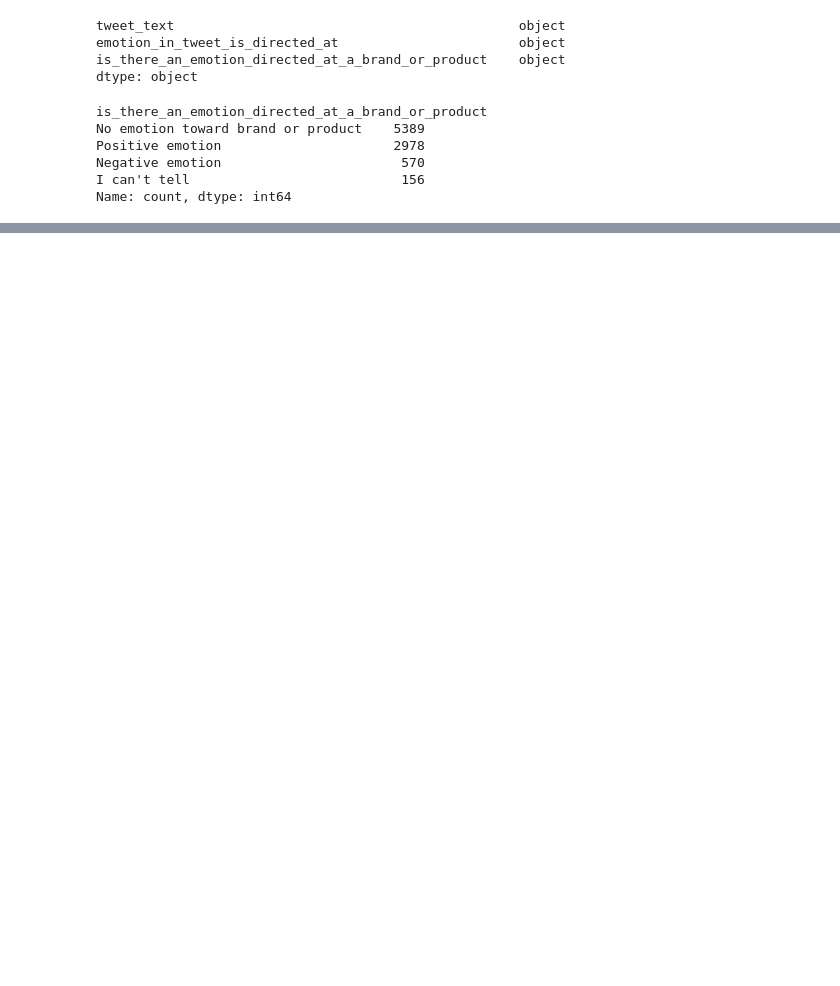
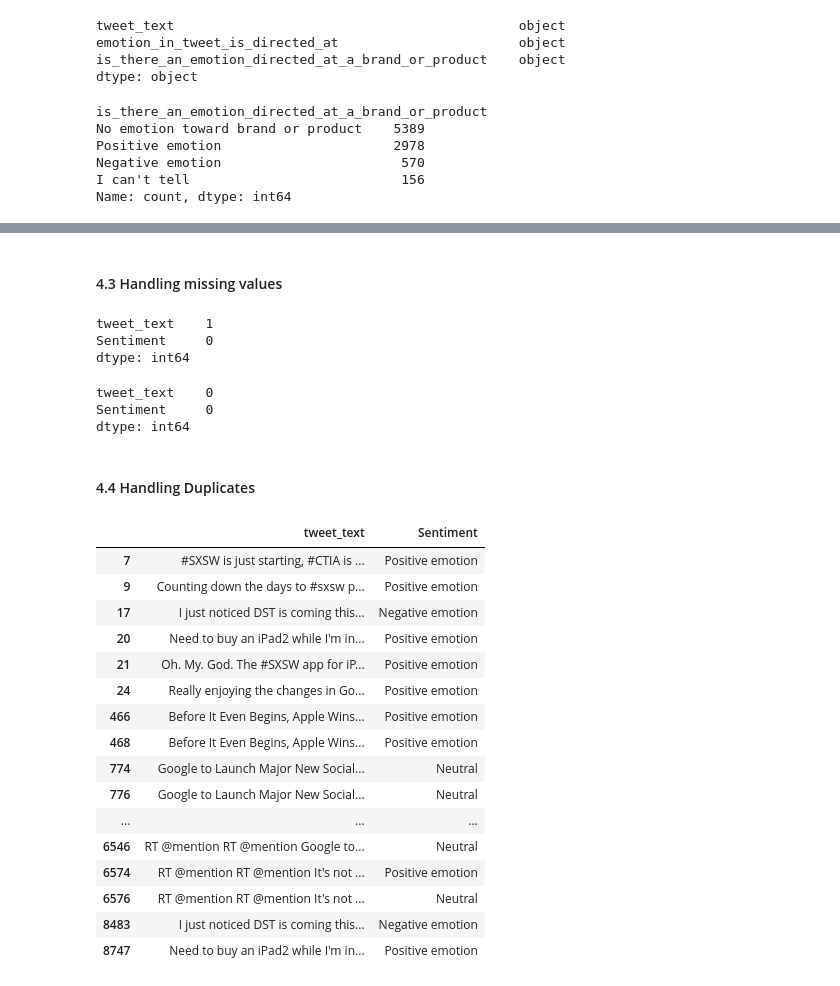
Before and after one commit to levine01/Twitter-Sentiment-Analysis, a Jupyter notebook: index.ipynb, the cells around one changed output, grey strips where cells are left out. Drawn from its saved outputs; the diff is of its cells as text; code cells hidden in the pictures; blank space fills up the shorter version.

```diff
--- a/index.ipynb
+++ b/index.ipynb
@@ -181,0 +177,4 @@ NameError: name 'columns' is not defined
+# %%
+# dropping 'i cant tell' and No emotion toward brand or product' category since we will only be using the two sentiments.
+data = data[(data['is_there_an_emotion_directed_at_a_brand_or_product'] != "I can't tell")]
+data.head()
@@ -181,0 +190,4 @@ NameError: name 'columns' is not defined
+# %%
+#renaming'is_there_an_emotion_directed_at_a_brand_or_product'column to emotion to make it easy to work with
+data.rename(columns={'is_there_an_emotion_directed_at_a_brand_or_product': 'Sentiment'}, inplace=True)
+data.head()
@@ -181,0 +201,4 @@ NameError: name 'columns' is not defined
+# %%
+# renaming 'No emotion toward a brand a brand or product' as neutral for easy analysis
+data['Sentiment'] = data['Sentiment'].replace({'No emotion toward brand or product': 'Neutral emotion'})
+data.tail()
@@ -181,0 +212,43 @@ NameError: name 'columns' is not defined
+# %% [markdown]
+#### 4.3 Handling missing values
+# %%
+#checking for missing values in our dataset
+data.isna().sum()
+# %% [output]
+tweet_text    1
+Sentiment     0
+dtype: int64
+# %%
+# Replace missing tweet text with a placeholder
+data['tweet_text'].fillna("No text available", inplace=True)
+# %%
+# check to see if the missing row has been imputed
+data.isna().sum()
+# %% [output]
+tweet_text    0
+Sentiment     0
+dtype: int64
+# %% [markdown]
+#### 4.4 Handling Duplicates
+# %%
+# Identify duplicate rows based on the 'text' column
+duplicates = data[data.duplicated(subset=['tweet_text'], keep=False)]
+duplicates
+# %% [output]
+|  | tweet_text | Sentiment |
+| 7 | #SXSW is just starting, #CTIA is ... | Positive emotion |
+| 9 | Counting down the days to #sxsw p... | Positive emotion |
+| 17 | I just noticed DST is coming this... | Negative emotion |
+| 20 | Need to buy an iPad2 while I'm in... | Positive emotion |
+| 21 | Oh. My. God. The #SXSW app for iP... | Positive emotion |
+| 24 | Really enjoying the changes in Go... | Positive emotion |
+| 466 | Before It Even Begins, Apple Wins... | Positive emotion |
+| 468 | Before It Even Begins, Apple Wins... | Positive emotion |
+| 774 | Google to Launch Major New Social... | Neutral |
+| 776 | Google to Launch Major New Social... | Neutral |
+| ... | ... | ... |
+| 6546 | RT @mention RT @mention Google to... | Neutral |
+| 6574 | RT @mention RT @mention It's not ... | Positive emotion |
+| 6576 | RT @mention RT @mention It's not ... | Neutral |
+| 8483 | I just noticed DST is coming this... | Negative emotion |
+| 8747 | Need to buy an iPad2 while I'm in... | Positive emotion |
```
Also changed, not shown: parts of 15 cells of this notebook.
